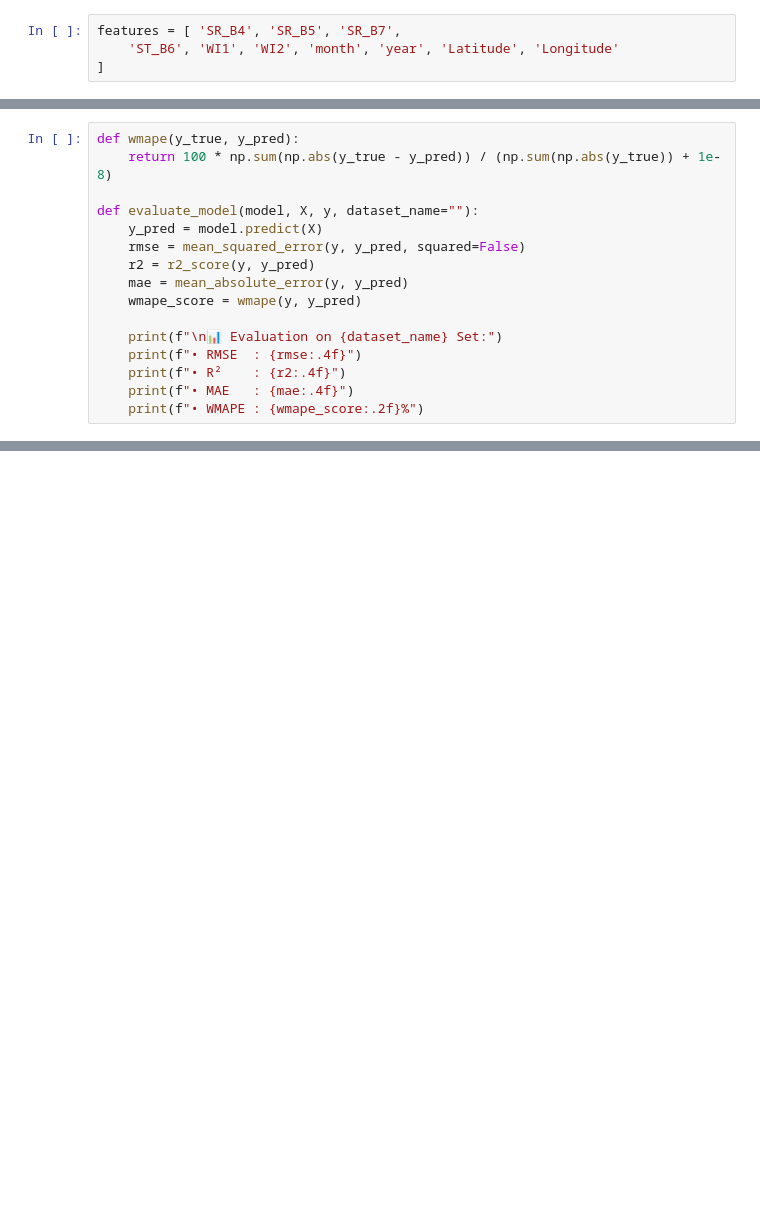
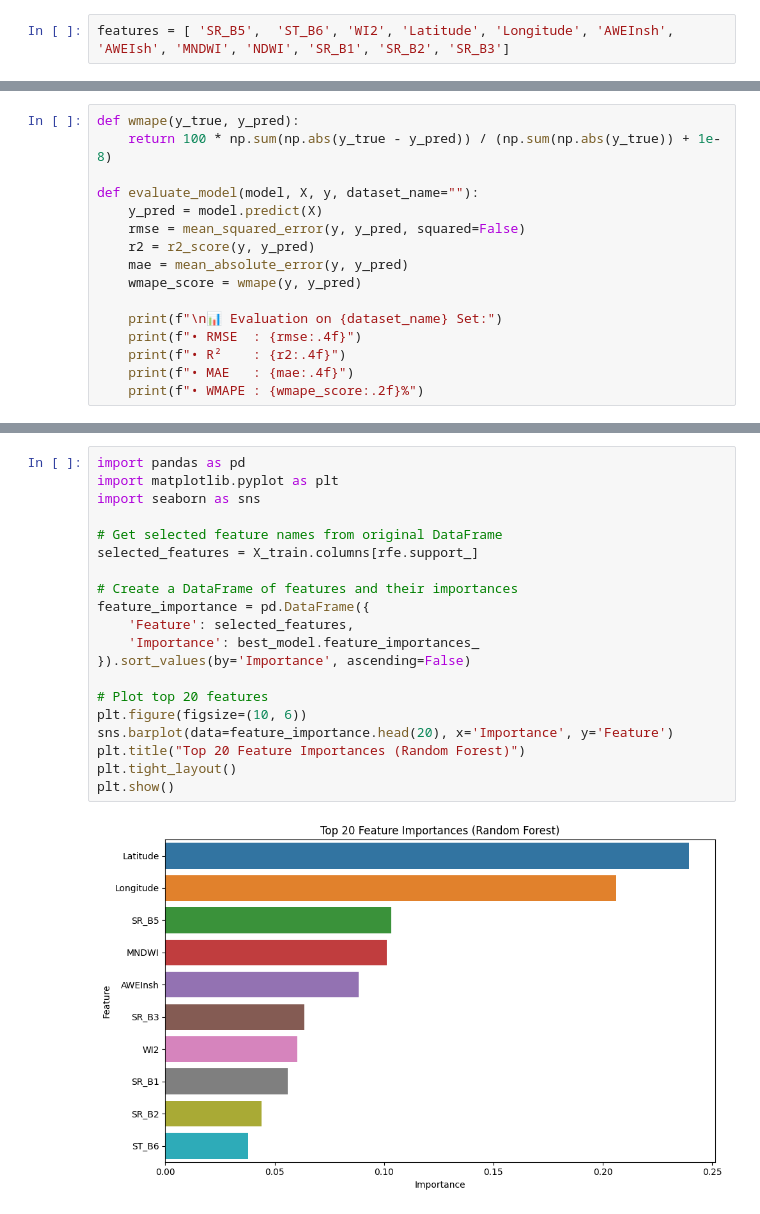
Before and after one commit to melanthera-biflora/ece556-final-project, a Jupyter notebook: model/landsat-7/landsat7-random-forest.ipynb, the cells around one changed output, grey strips where cells are left out. Drawn from its saved outputs; the diff is of its cells as text; blank space fills up the shorter version.

```diff
--- a/model/landsat-7/landsat7-random-forest.ipynb
+++ b/model/landsat-7/landsat7-random-forest.ipynb
@@ -59,9 +60,7 @@ Data columns (total 38 columns):
 dtypes: datetime64[ns](1), float64(31), int32(2), int64(1), object(3)
 memory usage: 3.3+ KB
 # %%
-features = [ 'SR_B4', 'SR_B5', 'SR_B7',
-    'ST_B6', 'WI1', 'WI2', 'month', 'year', 'Latitude', 'Longitude'
-]
+features = [ 'SR_B5',  'ST_B6', 'WI2', 'Latitude', 'Longitude', 'AWEInsh', 'AWEIsh', 'MNDWI', 'NDWI', 'SR_B1', 'SR_B2', 'SR_B3']
 # %%
 target = 'max'
 # %%
@@ -162,0 +177,22 @@ plt.show()
+# %%
+import pandas as pd
+import matplotlib.pyplot as plt
+import seaborn as sns
+
+# Get selected feature names from original DataFrame
+selected_features = X_train.columns[rfe.support_]
+
+# Create a DataFrame of features and their importances
+feature_importance = pd.DataFrame({
+    'Feature': selected_features,
+    'Importance': best_model.feature_importances_
+}).sort_values(by='Importance', ascending=False)
+
+# Plot top 20 features
+plt.figure(figsize=(10, 6))
+sns.barplot(data=feature_importance.head(20), x='Importance', y='Feature')
+plt.title("Top 20 Feature Importances (Random Forest)")
+plt.tight_layout()
+plt.show()
+# %% [output]
+[figure, added]
```
Also changed, not shown: parts of 9 cells of this notebook.
